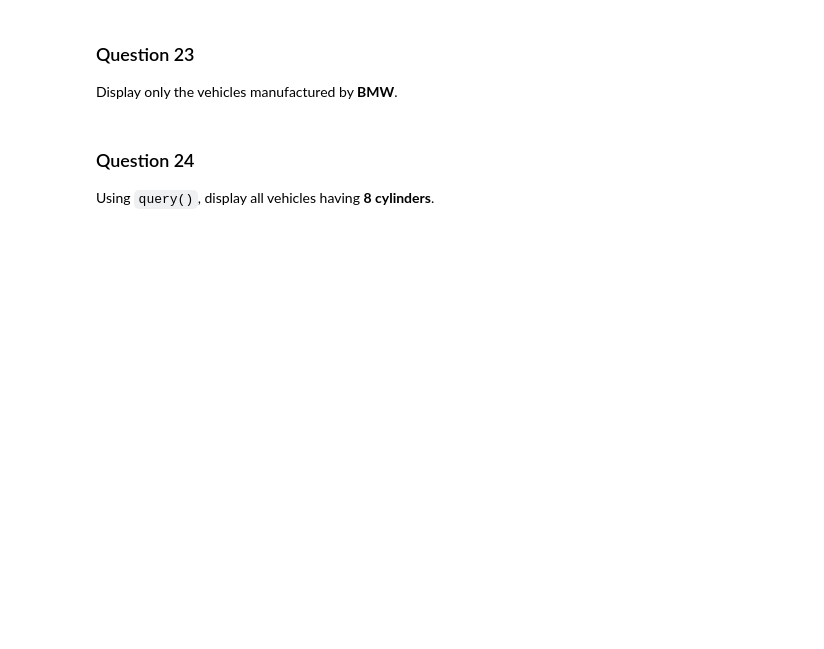
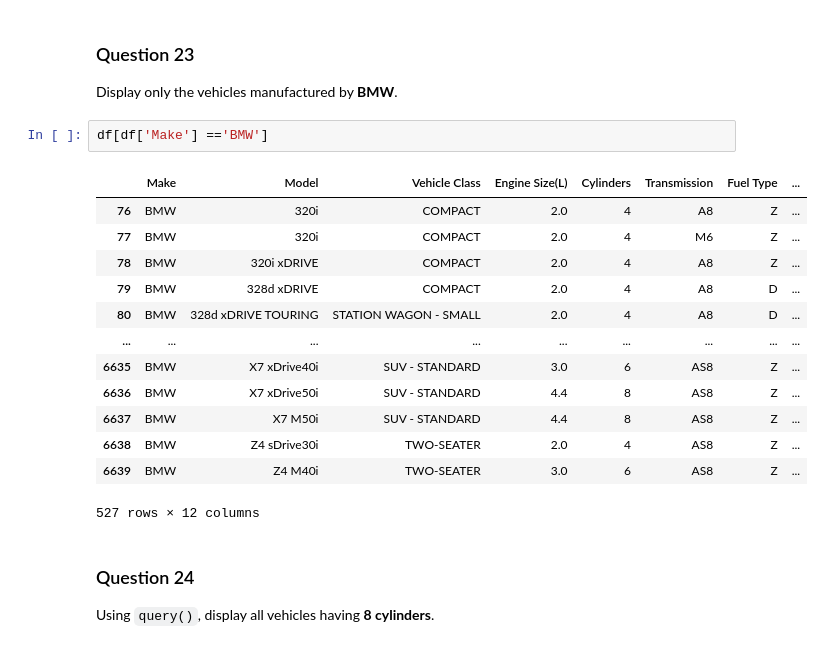
Before and after one commit to sumitshinde4585/Liha-tech-Assignments, a Jupyter notebook: Assignments/Data-Science-Assignments-main/Assignment 1/CO2_Emissions_Canada_Beginner_Pandas_Practice.ipynb, the cells around one changed output. Cells and saved outputs as stored; diff of their text form; blank space fills up the shorter version.

```diff
--- a/Assignments/Data-Science-Assignments-main/Assignment 1/CO2_Emissions_Canada_Beginner_Pandas_Practice.ipynb
+++ b/Assignments/Data-Science-Assignments-main/Assignment 1/CO2_Emissions_Canada_Beginner_Pandas_Practice.ipynb
@@ -117,6 +393,22 @@ Display all vehicles whose **Engine Size(L) is greater than 4.0**.
 # %% [markdown]
 ### Question 23
 Display only the vehicles manufactured by **BMW**.
+# %%
+df[df['Make'] =='BMW']
+# %% [output]
+|  | Make | Model | Vehicle Class | Engine Size(L) | Cylinders | Transmission | Fuel Type | ... |
+| 76 | BMW | 320i | COMPACT | 2.0 | 4 | A8 | Z | ... |
+| 77 | BMW | 320i | COMPACT | 2.0 | 4 | M6 | Z | ... |
+| 78 | BMW | 320i xDRIVE | COMPACT | 2.0 | 4 | A8 | Z | ... |
+| 79 | BMW | 328d xDRIVE | COMPACT | 2.0 | 4 | A8 | D | ... |
+| 80 | BMW | 328d xDRIVE TOURING | STATION WAGON - SMALL | 2.0 | 4 | A8 | D | ... |
+| ... | ... | ... | ... | ... | ... | ... | ... | ... |
+| 6635 | BMW | X7 xDrive40i | SUV - STANDARD | 3.0 | 6 | AS8 | Z | ... |
+| 6636 | BMW | X7 xDrive50i | SUV - STANDARD | 4.4 | 8 | AS8 | Z | ... |
+| 6637 | BMW | X7 M50i | SUV - STANDARD | 4.4 | 8 | AS8 | Z | ... |
+| 6638 | BMW | Z4 sDrive30i | TWO-SEATER | 2.0 | 4 | AS8 | Z | ... |
+| 6639 | BMW | Z4 M40i | TWO-SEATER | 3.0 | 6 | AS8 | Z | ... |
+527 rows × 12 columns
 # %% [markdown]
 ### Question 24
 Using `query()`, display all vehicles having **8 cylinders**.
```
Also changed, not shown: parts of 34 cells of this notebook, 3 other files.
